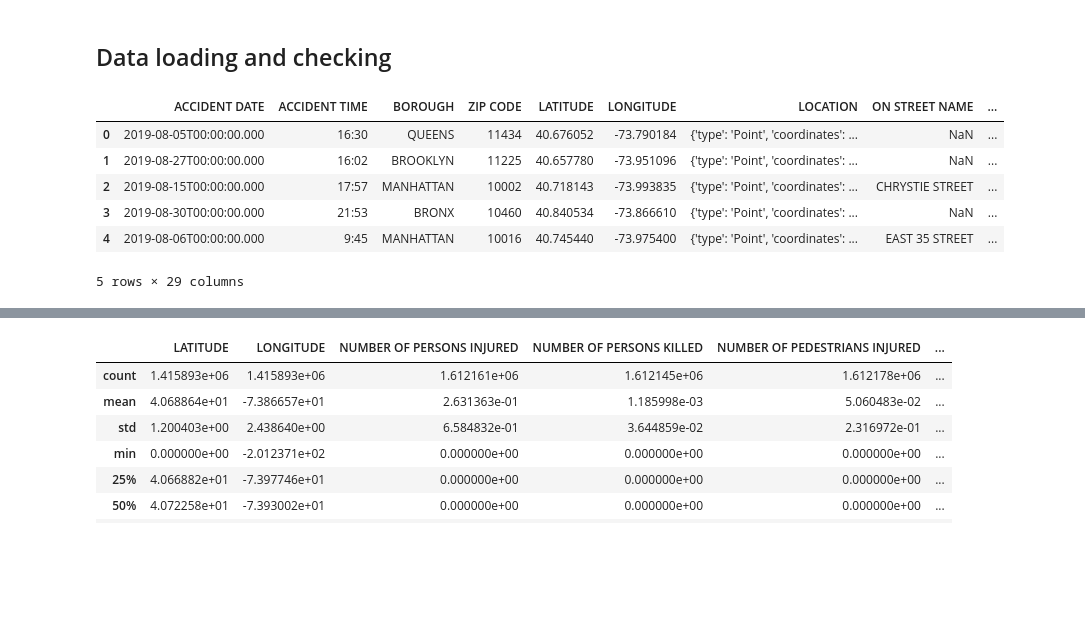
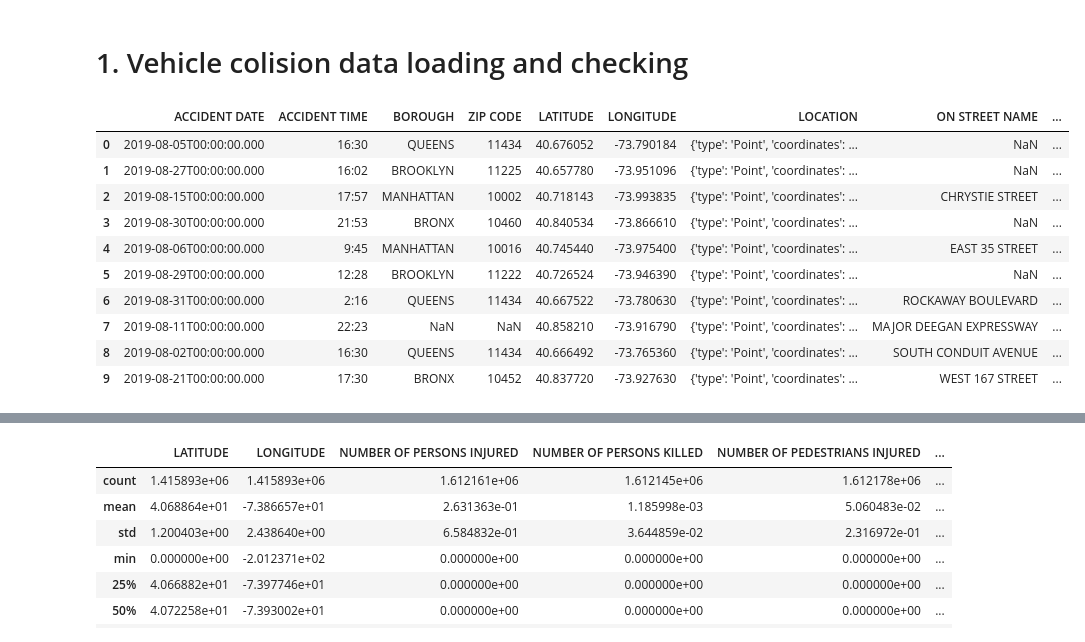
Before and after one commit to makarewiczpawel/CarAccidentsNYC, a Jupyter notebook: 1. DataFrame loading and analysis.ipynb, the cells around one changed output, grey strips where cells are left out. Cells and saved outputs as stored; diff of their text form; code cells hidden in the pictures; blank space fills up the shorter version.

Commit message:
Collision data loaded and started to be prepared for analysis

```diff
--- a/1. DataFrame loading and analysis.ipynb
+++ b/1. DataFrame loading and analysis.ipynb
@@ -3,21 +3,26 @@ import pandas as pd
 import seaborn as sns
 import matplotlib.pyplot as plt
 # %% [markdown]
-## Data loading and checking
+# 1. Vehicle colision data loading and checking
 # %%
 # Wczytanie pliku csv z danymi oraz przypisanie df do zmiennej 'vehicle_colision'
 vehicle_colision = pd.read_csv('DataSets/nypd-motor-vehicle-collisions.csv',
                                low_memory = False
                               )
-vehicle_colision.head()
+pd.set_option('display.max_columns', None)
+vehicle_colision.head(10)
 # %% [output]
 |  | ACCIDENT DATE | ACCIDENT TIME | BOROUGH | ZIP CODE | LATITUDE | LONGITUDE | LOCATION | ON STREET NAME | ... |
 | 0 | 2019-08-05T00:00:00.000 | 16:30 | QUEENS | 11434 | 40.676052 | -73.790184 | {'type': 'Point', 'coordinates': ... | NaN | ... |
 | 1 | 2019-08-27T00:00:00.000 | 16:02 | BROOKLYN | 11225 | 40.657780 | -73.951096 | {'type': 'Point', 'coordinates': ... | NaN | ... |
 | 2 | 2019-08-15T00:00:00.000 | 17:57 | MANHATTAN | 10002 | 40.718143 | -73.993835 | {'type': 'Point', 'coordinates': ... | CHRYSTIE STREET | ... |
 | 3 | 2019-08-30T00:00:00.000 | 21:53 | BRONX | 10460 | 40.840534 | -73.866610 | {'type': 'Point', 'coordinates': ... | NaN | ... |
 | 4 | 2019-08-06T00:00:00.000 | 9:45 | MANHATTAN | 10016 | 40.745440 | -73.975400 | {'type': 'Point', 'coordinates': ... | EAST 35 STREET | ... |
+| 5 | 2019-08-29T00:00:00.000 | 12:28 | BROOKLYN | 11222 | 40.726524 | -73.946390 | {'type': 'Point', 'coordinates': ... | NaN | ... |
+| 6 | 2019-08-31T00:00:00.000 | 2:16 | QUEENS | 11434 | 40.667522 | -73.780630 | {'type': 'Point', 'coordinates': ... | ROCKAWAY BOULEVARD | ... |
+| 7 | 2019-08-11T00:00:00.000 | 22:23 | NaN | NaN | 40.858210 | -73.916790 | {'type': 'Point', 'coordinates': ... | MAJOR DEEGAN EXPRESSWAY | ... |
+| 8 | 2019-08-02T00:00:00.000 | 16:30 | QUEENS | 11434 | 40.666492 | -73.765360 | {'type': 'Point', 'coordinates': ... | SOUTH CONDUIT AVENUE | ... |
+| 9 | 2019-08-21T00:00:00.000 | 17:30 | BRONX | 10452 | 40.837720 | -73.927630 | {'type': 'Point', 'coordinates': ... | WEST 167 STREET | ... |
-5 rows × 29 columns
 # %%
 # Wyświetlenie informacji o ramce danych
 vehicle_colision.info()
```
Also changed, not shown: parts of 12 cells of this notebook.
